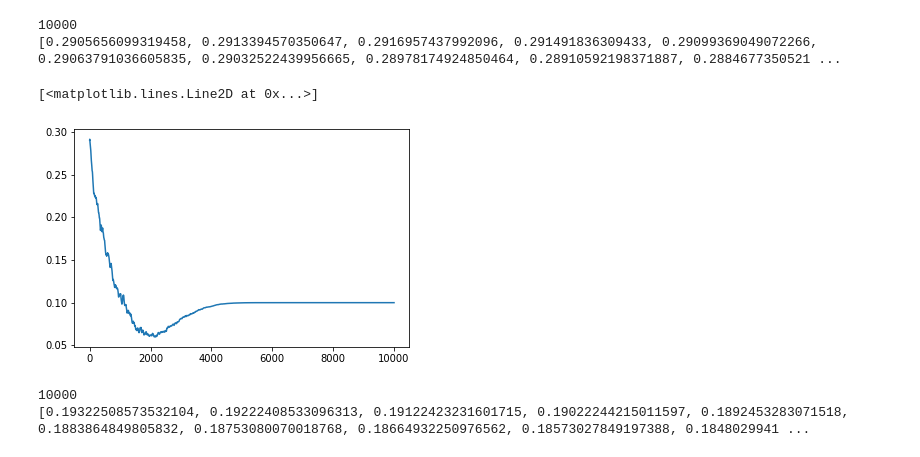
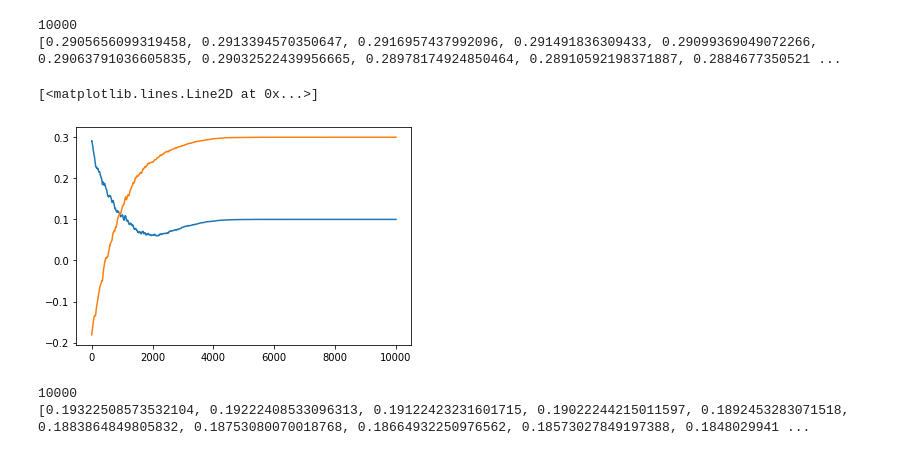
Before and after one commit to ANSH-RIYAL/AsymptoticExtrapolation, a Jupyter notebook: Single Layer Dense Network.ipynb, the cells around one changed output. Cells and saved outputs as stored; diff of their text form; code cells hidden in the pictures.

```diff
--- a/Single Layer Dense Network.ipynb
+++ b/Single Layer Dense Network.ipynb
@@ -233,9 +233,11 @@ print(a2[:10])
 [0.2905656099319458, 0.2913394570350647, 0.2916957437992096, 0.291491836309433, 0.29099369049072266, 0.29063791036605835, 0.29032522439956665, 0.28978174924850464, 0.28910592198371887, 0.2884677350521 ...
 # %%
 plt.plot(a2)
+plt.plot(a1)
+# plt.plot(npTA[:][0][:])
 # %% [output]
 [<matplotlib.lines.Line2D at 0x...>]
-[figure, old version]
+[figure, new version]
 # %%
 a3 = []
 for i in range(int(npTA.shape[0])):
```
Also changed, not shown: parts of 1 cell of this notebook.
